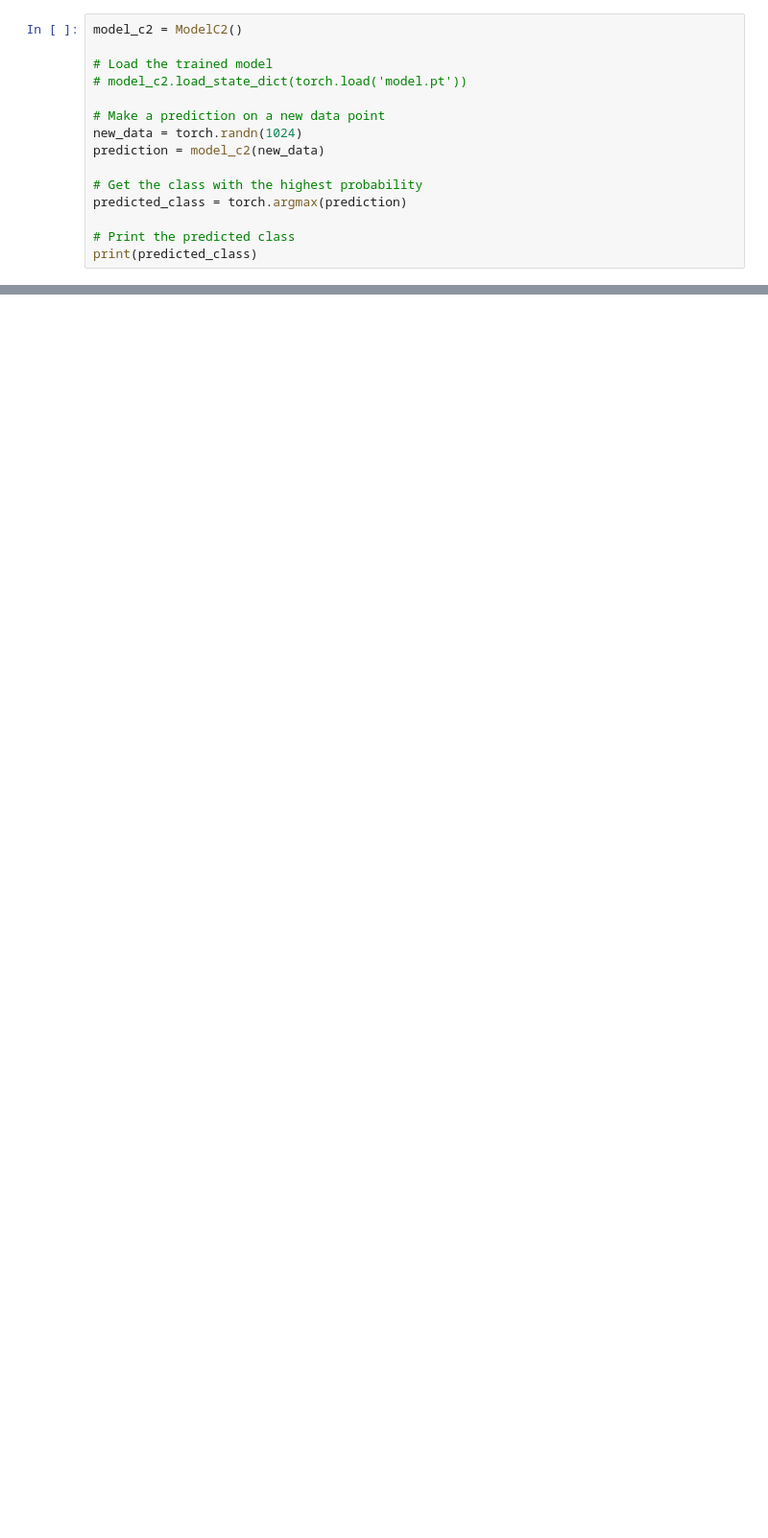
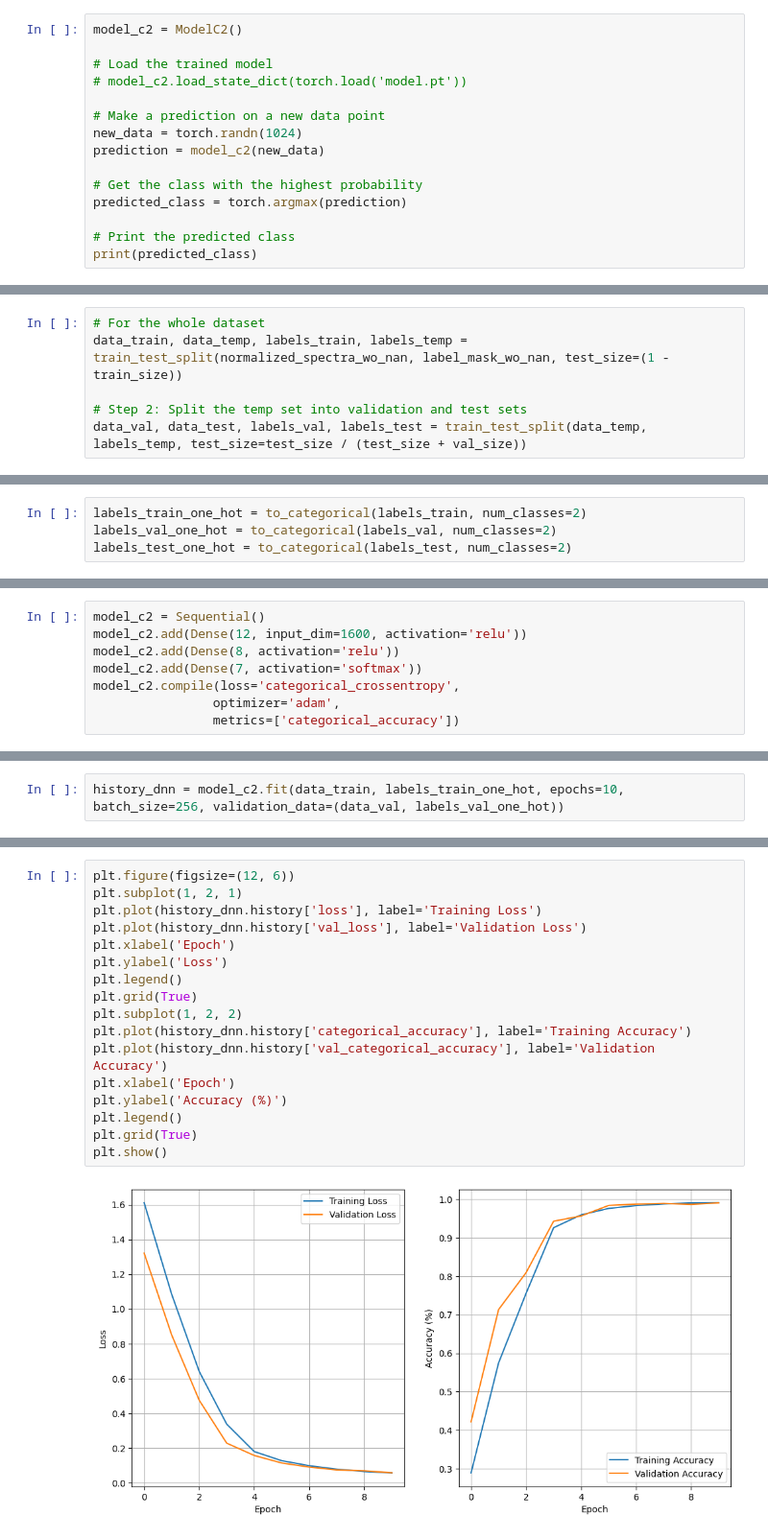
Before and after one commit to anva-kn/Raman, a Jupyter notebook: Publication/Classification.ipynb, the cells around one changed output, grey strips where cells are left out. Shown at 96% size. Drawn from its saved outputs; the diff is of its cells as text; blank space fills up the shorter version.

```diff
--- a/Publication/Classification.ipynb
+++ b/Publication/Classification.ipynb
@@ -1505,0 +1664,6 @@ print(predicted_class)
+# %%
+# For the whole dataset
+data_train, data_temp, labels_train, labels_temp = train_test_split(normalized_spectra_wo_nan, label_mask_wo_nan, test_size=(1 - train_size))
+
+# Step 2: Split the temp set into validation and test sets
+data_val, data_test, labels_val, labels_test = train_test_split(data_temp, labels_temp, test_size=test_size / (test_size + val_size))
@@ -1505,0 +1694,4 @@ print(predicted_class)
+# %%
+labels_train_one_hot = to_categorical(labels_train, num_classes=2)
+labels_val_one_hot = to_categorical(labels_val, num_classes=2)
+labels_test_one_hot = to_categorical(labels_test, num_classes=2)
@@ -1505,0 +1724,8 @@ print(predicted_class)
+# %%
+model_c2 = Sequential()
+model_c2.add(Dense(12, input_dim=1600, activation='relu'))
+model_c2.add(Dense(8, activation='relu'))
+model_c2.add(Dense(7, activation='softmax'))
+model_c2.compile(loss='categorical_crossentropy',
+                optimizer='adam',
+                metrics=['categorical_accuracy'])
@@ -1505,0 +1743,2 @@ print(predicted_class)
+# %%
+history_dnn = model_c2.fit(data_train, labels_train_one_hot, epochs=10, batch_size=256, validation_data=(data_val, labels_val_one_hot))
@@ -1505,0 +1776,19 @@ print(predicted_class)
+# %%
+plt.figure(figsize=(12, 6))
+plt.subplot(1, 2, 1)
+plt.plot(history_dnn.history['loss'], label='Training Loss')
+plt.plot(history_dnn.history['val_loss'], label='Validation Loss')
+plt.xlabel('Epoch')
+plt.ylabel('Loss')
+plt.legend()
+plt.grid(True)
+plt.subplot(1, 2, 2)
+plt.plot(history_dnn.history['categorical_accuracy'], label='Training Accuracy')
+plt.plot(history_dnn.history['val_categorical_accuracy'], label='Validation Accuracy')
+plt.xlabel('Epoch')
+plt.ylabel('Accuracy (%)')
+plt.legend()
+plt.grid(True)
+plt.show()
+# %% [output]
+[figure, added]
```
Also changed, not shown: parts of 147 cells of this notebook.
